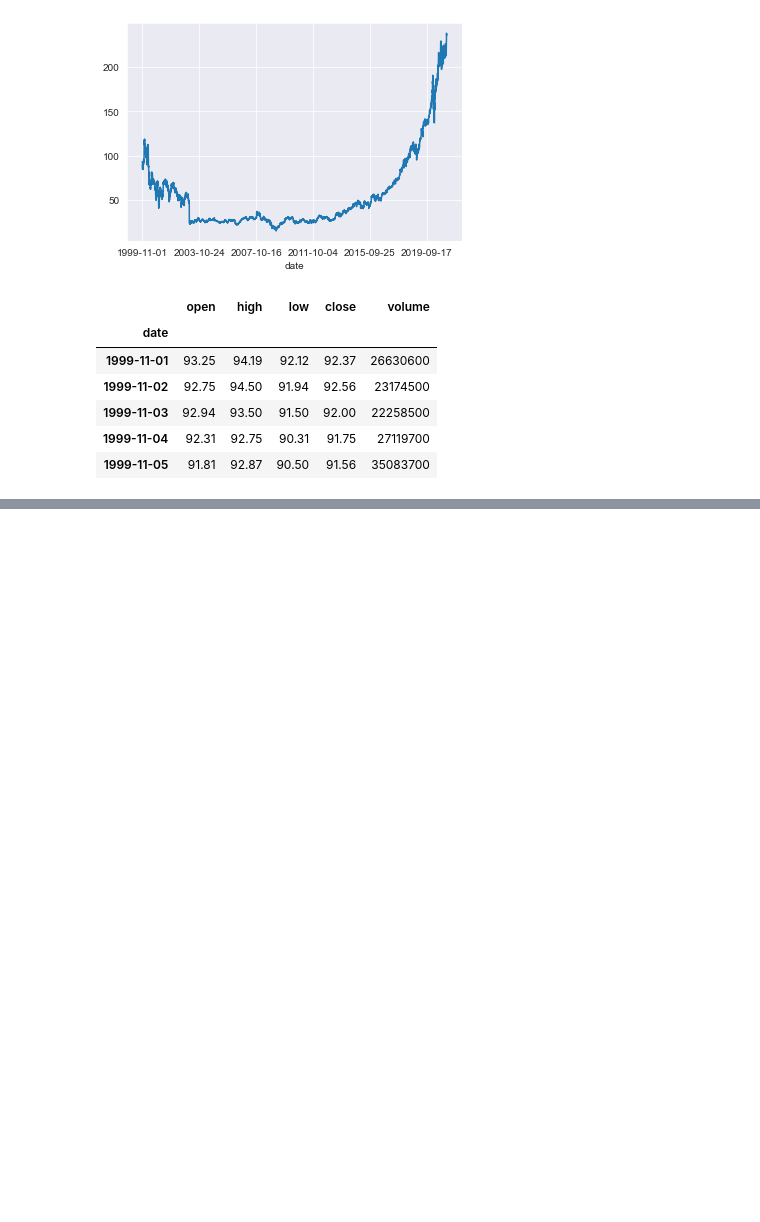
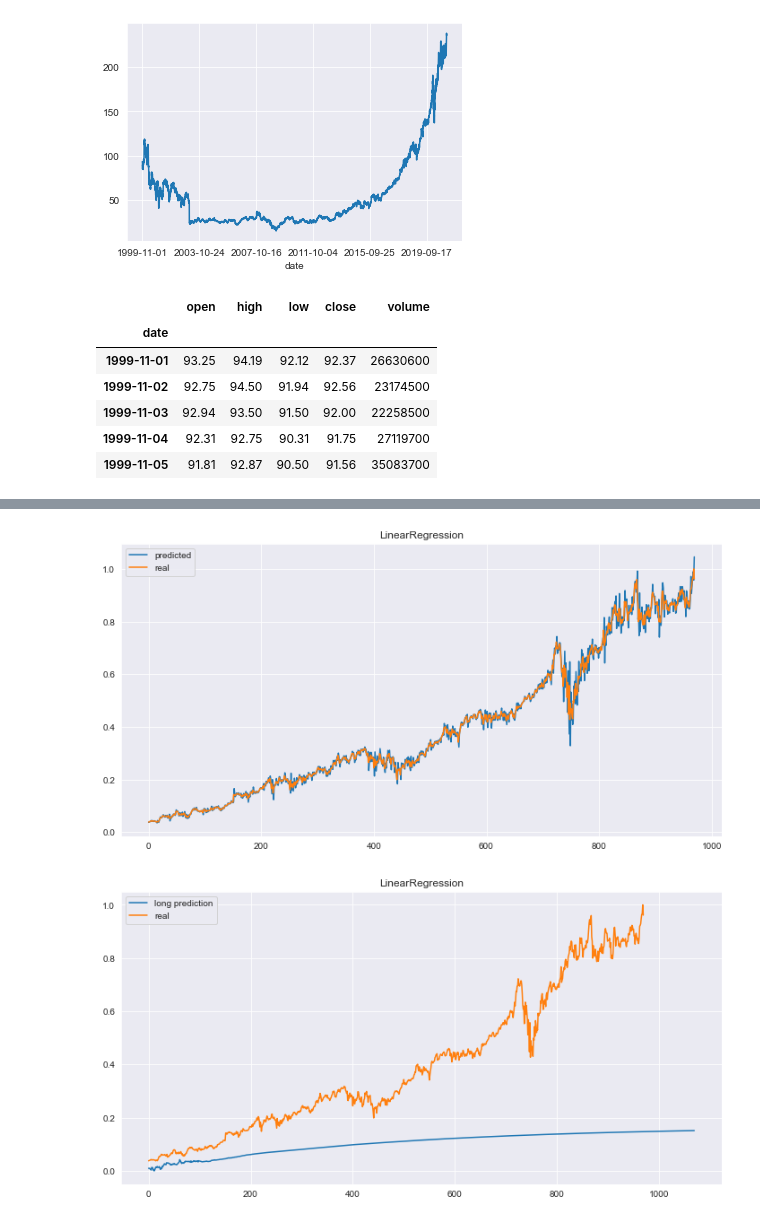
Before and after one commit to IKamsh/Stocks_monitoring, a Jupyter notebook: experimentations.ipynb, the cells around one changed output, grey strips where cells are left out. Saved outputs shown, nothing was run; the diff lists cells and outputs as text; code cells hidden in the pictures; blank space fills up the shorter version.

```diff
--- a/experimentations.ipynb
+++ b/experimentations.ipynb
@@ -89,0 +114,30 @@ AttributeError: module 'datetime' has no attribute 'strtime'
+# %%
+def model_pipeline(model, train, test, predict_window):
+    X_train, Y_train = make_window_data(train, predict_window)
+    X_test, Y_test = make_window_data(test, predict_window)
+
+    model = model
+    model.fit(X=X_train, y=Y_train)
+    predicted = model.predict(X_test)
+
+    ltp = long_term_prediction(model, test, predict_window)
+
+    plt.figure(figsize=(12,6))
+    plt.plot(predicted)
+    plt.plot(Y_test)
+    plt.legend(["predicted", "real"])
+    plt.title(str(model)[:-2])
+    plt.show()
+
+    plt.figure(figsize=(12,6))
+    plt.plot(ltp)
+    plt.plot(Y_test)
+    plt.legend(["long prediction", "real"])
+    plt.title(str(model)[:-2])
+
+    return model
+# %%
+_ = model_pipeline(LinearRegression(), train, test, 100)
+# %% [output]
+[figure, added]
+[figure, added]
```
Also changed, not shown: parts of 18 cells of this notebook.
